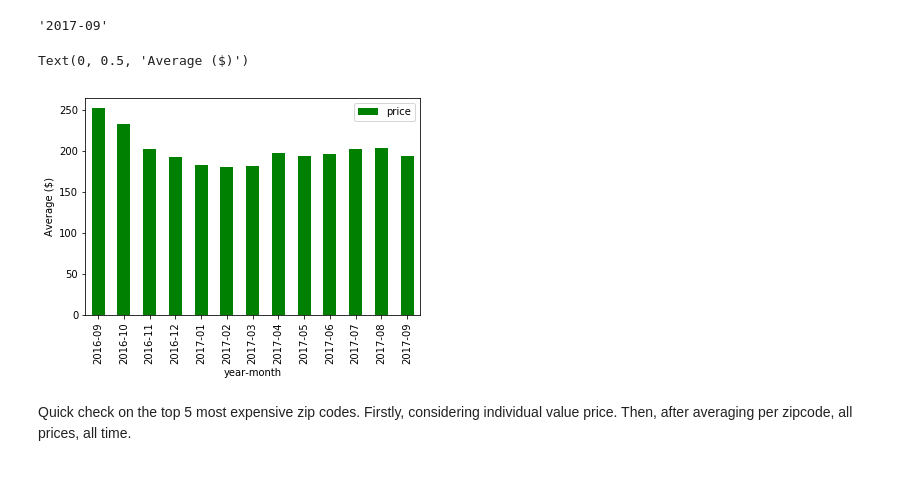
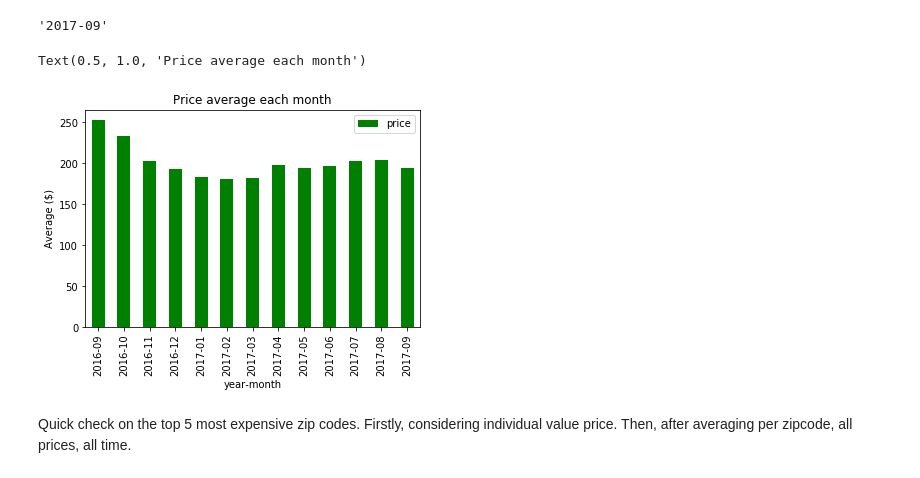
Before and after one commit to hanacicia/dsnd-boston-airbnb, a Jupyter notebook: boston-airbnb-analysis.ipynb, the cells around one changed output. Cells and saved outputs as stored; diff of their text form; code cells hidden in the pictures.

```diff
--- a/boston-airbnb-analysis.ipynb
+++ b/boston-airbnb-analysis.ipynb
@@ -450,10 +450,11 @@ calendar_df_clean['year-month'].max()
 # %%
 price_per_month_df = pd.DataFrame(calendar_df_clean.groupby('year-month').mean()).reset_index()
 price_per_month_df.plot.bar(x='year-month',y='price',color='green')
 plt.ylabel('Average ($)')
+plt.title("Price average each month")
 # %% [output]
-Text(0, 0.5, 'Average ($)')
+Text(0.5, 1.0, 'Price average each month')
-[figure, old version]
+[figure, new version]
 # %% [markdown]
 Quick check on the top 5 most expensive zip codes.
 Firstly, considering individual value price.
```
Also changed, not shown: parts of 1 cell of this notebook.
